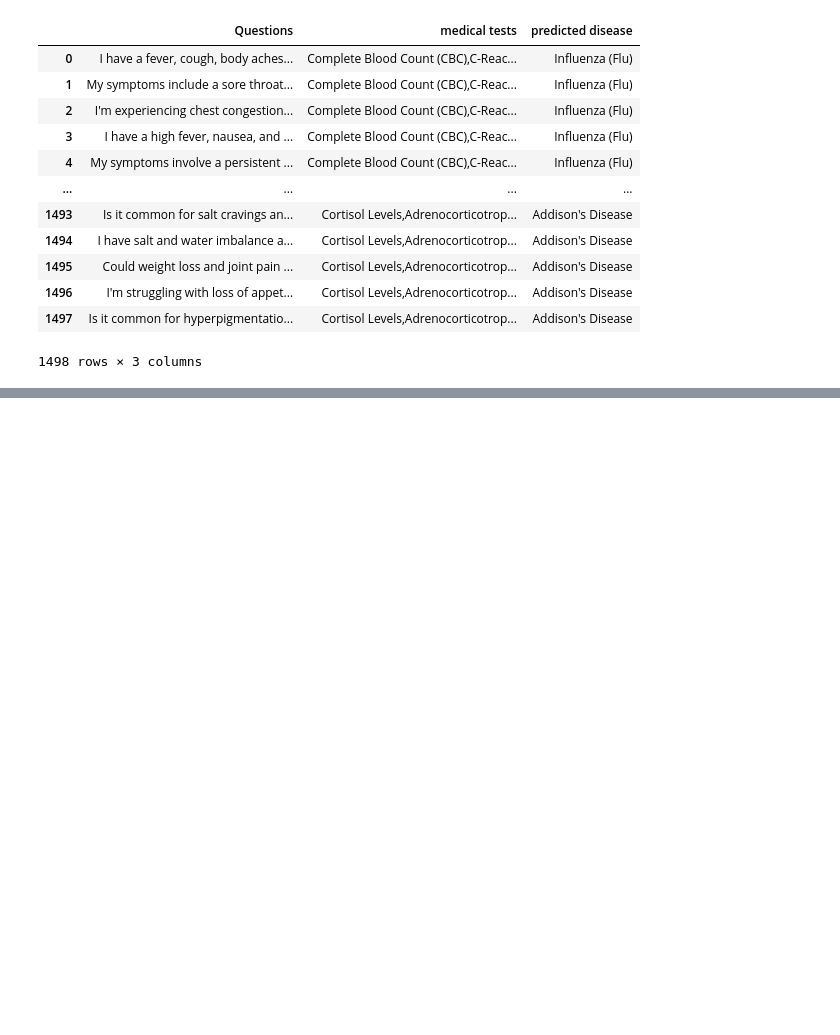
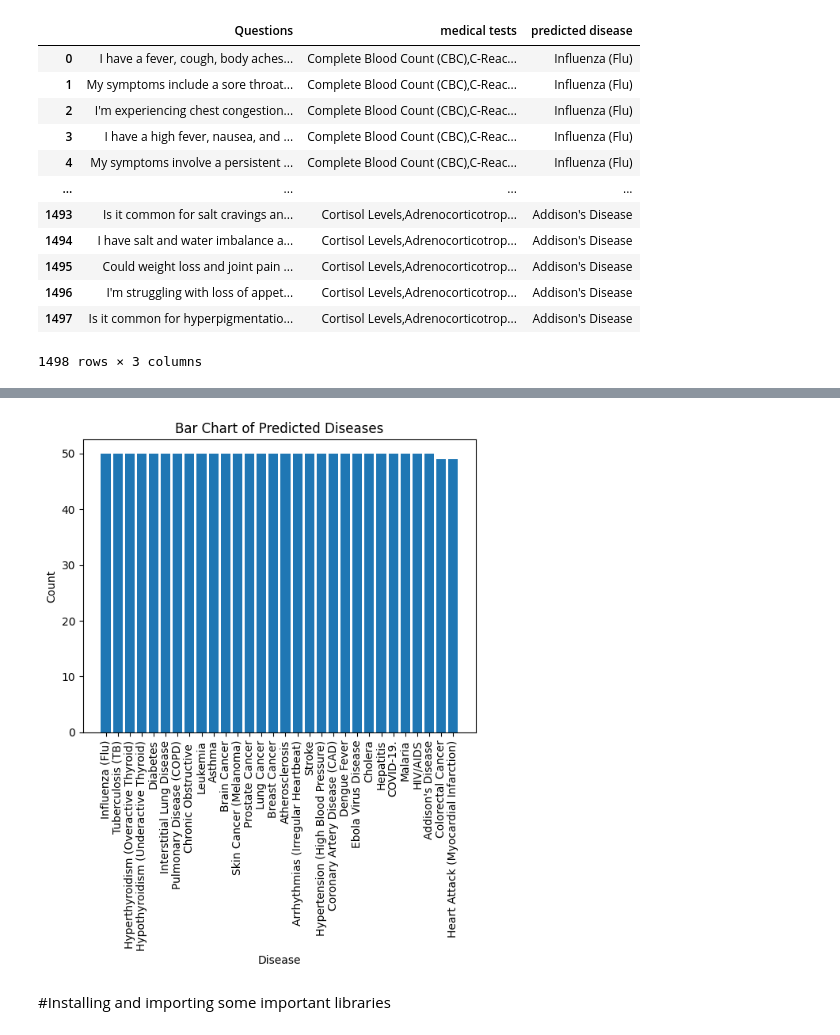
Before and after one commit to sukhmir/medical-Tests-recommendation-system, a Jupyter notebook: Capstone_Project.ipynb, the cells around one changed output, grey strips where cells are left out. Drawn from its saved outputs; the diff is of its cells as text; code cells hidden in the pictures; blank space fills up the shorter version.

```diff
--- a/Capstone_Project.ipynb
+++ b/Capstone_Project.ipynb
@@ -151,0 +50,8 @@ print(stopwords.words('english'))
+# %%
+from sklearn.preprocessing import LabelEncoder
+
+# Create a label encoder
+label_encoder = LabelEncoder()
+
+# Fit and transform your target labels
+data['encoded_labels'] = label_encoder.fit_transform(data['predicted disease'])
@@ -151,0 +124,23 @@ print(stopwords.words('english'))
+# %%
+import matplotlib.pyplot as plt
+
+# Count the unique values in the "predicted disease" column
+unique_counts = data['predicted disease'].value_counts()
+
+# Create a bar chart
+plt.bar(unique_counts.index, unique_counts)
+
+# Add labels
+plt.xlabel('Disease')
+plt.ylabel('Count')
+plt.title('Bar Chart of Predicted Diseases')
+
+# Rotate x-axis labels for better readability (if needed)
+plt.xticks(rotation=90)
+
+# Show the chart
+plt.show()
+# %% [output]
+[figure, added]
+# %% [markdown]
+#Installing and importing some important libraries
```
Also changed, not shown: parts of 57 cells of this notebook.
